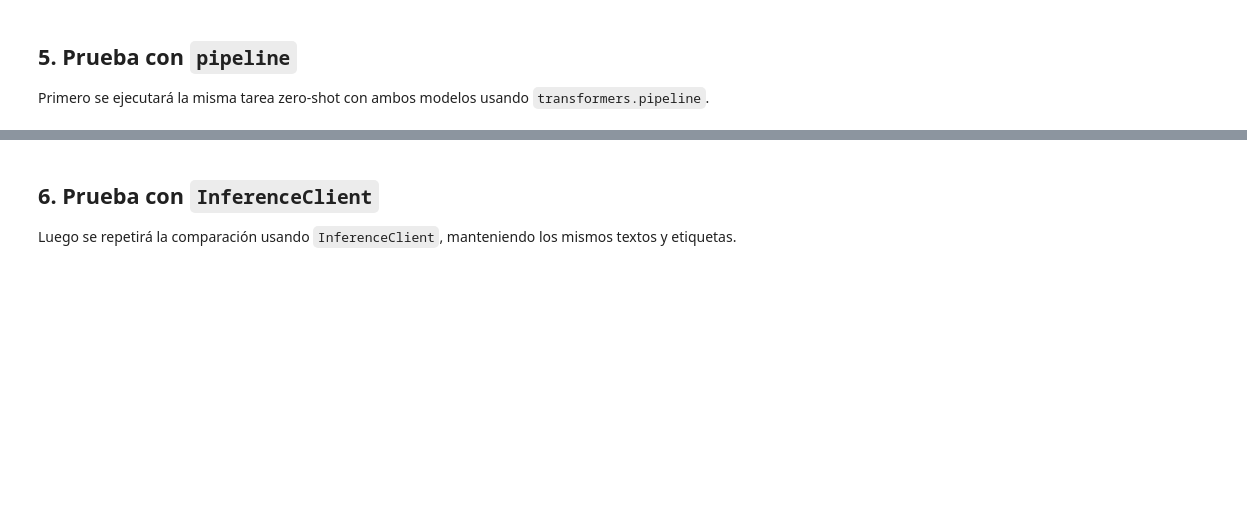
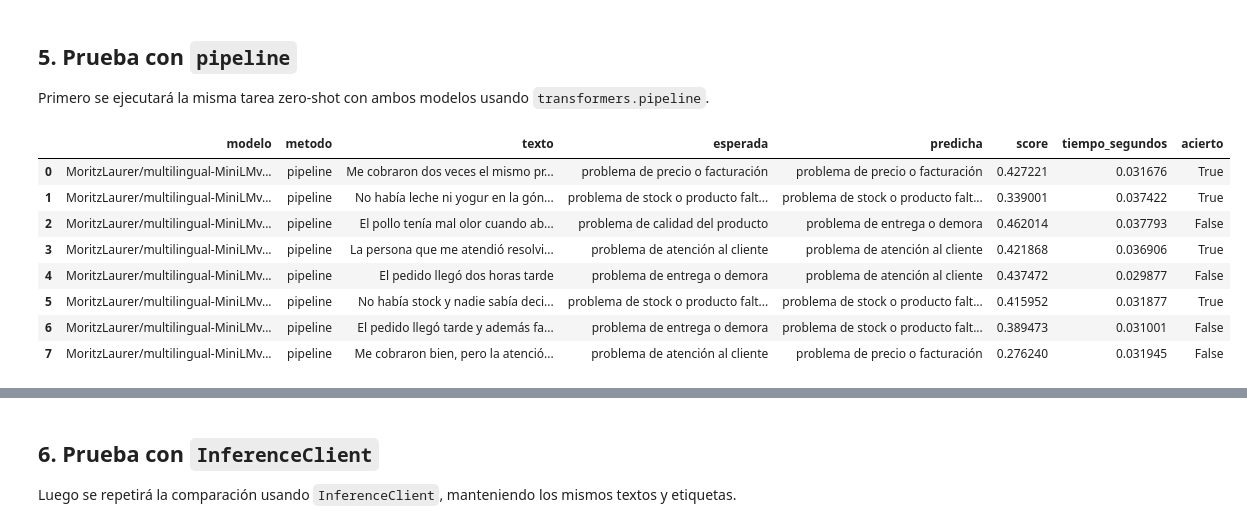
Before and after one commit to ferfava/Seminario_Actualizaci-n_2026, a Jupyter notebook: TP_Integrador/TP_Fava_Fernanda.ipynb, the cells around one changed output, grey strips where cells are left out. Cells and saved outputs as stored; diff of their text form; code cells hidden in the pictures; blank space fills up the shorter version.

```diff
--- a/TP_Integrador/TP_Fava_Fernanda.ipynb
+++ b/TP_Integrador/TP_Fava_Fernanda.ipynb
@@ -35,12 +39,13 @@ La comparación buscará evaluar calidad de clasificación y eficiencia.
 # %%
-# Categorías candidatas
 CATEGORIAS = [
-    "faltante de producto",
-    "precio o facturación",
-    "calidad del producto",
-    "atención al cliente",
-    "entrega o demora",
+    "problema de stock o producto faltante",
+    "problema de precio o facturación",
+    "problema de calidad del producto",
+    "problema de atención al cliente",
+    "problema de entrega o demora",
 ]
 
 MODELO_MINILM = "MoritzLaurer/multilingual-MiniLMv2-L6-mnli-xnli"
 MODELO_MDEBERTA = "MoritzLaurer/mDeBERTa-v3-base-mnli-xnli"
+
+print("Variables cargadas")
@@ -68,0 +137,18 @@ Primero se ejecutará la misma tarea zero-shot con ambos modelos usando `transfo
+# %%
+resultados_minilm = evaluar_modelo_pipeline(
+    MODELO_MINILM,
+    CASOS_PRUEBA,
+    CATEGORIAS
+)
+
+resultados_minilm
+# %% [output]
+|  | modelo | metodo | texto | esperada | predicha | score | tiempo_segundos | acierto |
+| 0 | MoritzLaurer/multilingual-MiniLMv... | pipeline | Me cobraron dos veces el mismo pr... | problema de precio o facturación | problema de precio o facturación | 0.427221 | 0.031676 | True |
+| 1 | MoritzLaurer/multilingual-MiniLMv... | pipeline | No había leche ni yogur en la gón... | problema de stock o producto falt... | problema de stock o producto falt... | 0.339001 | 0.037422 | True |
+| 2 | MoritzLaurer/multilingual-MiniLMv... | pipeline | El pollo tenía mal olor cuando ab... | problema de calidad del producto | problema de entrega o demora | 0.462014 | 0.037793 | False |
+| 3 | MoritzLaurer/multilingual-MiniLMv... | pipeline | La persona que me atendió resolvi... | problema de atención al cliente | problema de atención al cliente | 0.421868 | 0.036906 | True |
+| 4 | MoritzLaurer/multilingual-MiniLMv... | pipeline | El pedido llegó dos horas tarde | problema de entrega o demora | problema de atención al cliente | 0.437472 | 0.029877 | False |
+| 5 | MoritzLaurer/multilingual-MiniLMv... | pipeline | No había stock y nadie sabía deci... | problema de stock o producto falt... | problema de stock o producto falt... | 0.415952 | 0.031877 | True |
+| 6 | MoritzLaurer/multilingual-MiniLMv... | pipeline | El pedido llegó tarde y además fa... | problema de entrega o demora | problema de stock o producto falt... | 0.389473 | 0.031001 | False |
+| 7 | MoritzLaurer/multilingual-MiniLMv... | pipeline | Me cobraron bien, pero la atenció... | problema de atención al cliente | problema de precio o facturación | 0.276240 | 0.031945 | False |
```
Also changed, not shown: parts of 28 cells of this notebook.
